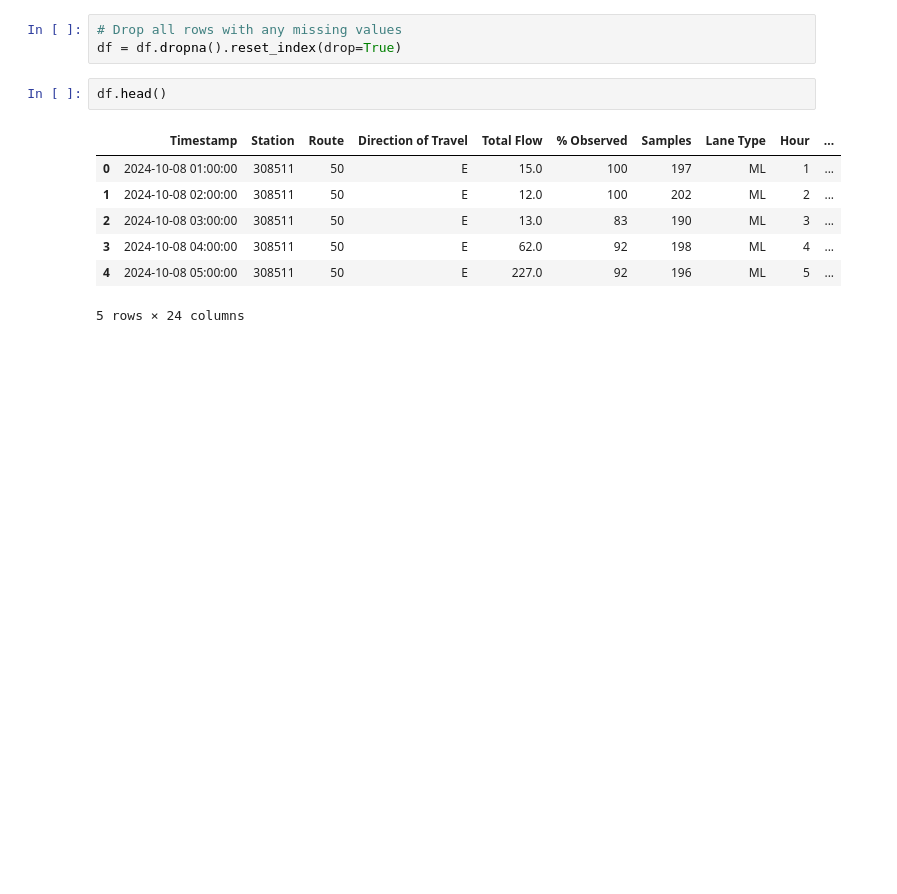
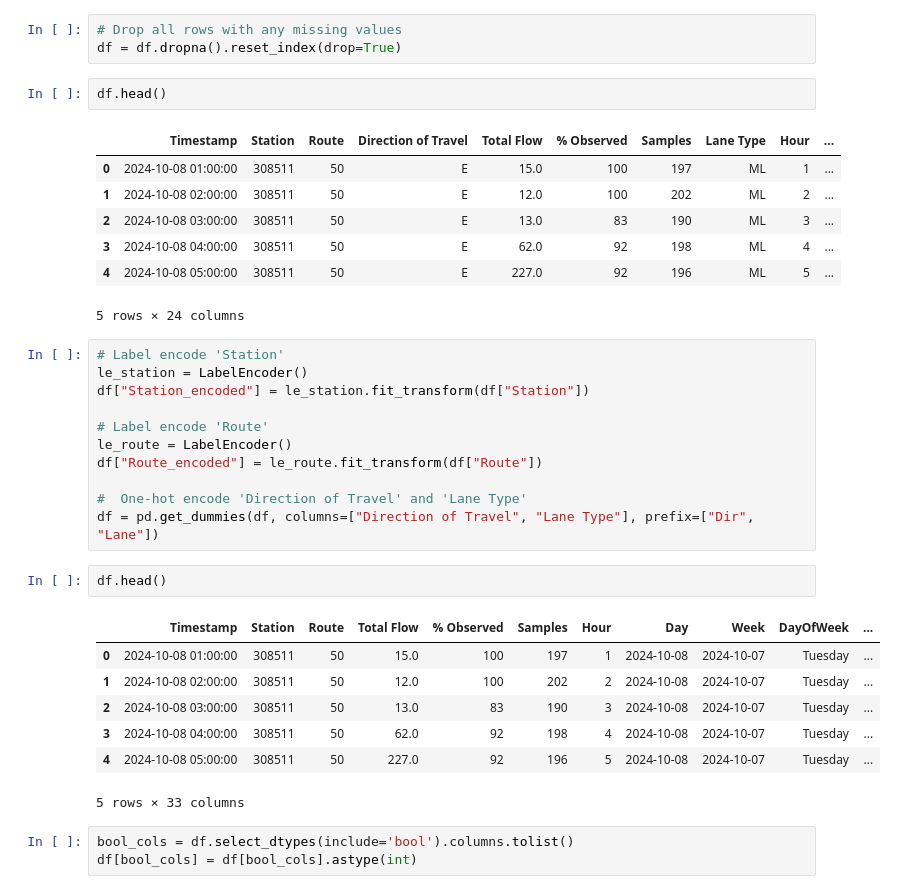
Before and after one commit to RichelCode/EV-Charging-Analysis, a Jupyter notebook: Final 3 months Analysis.ipynb, the cells around one changed output. Cells and saved outputs as stored; diff of their text form; blank space fills up the shorter version.

```diff
--- a/Final 3 months Analysis.ipynb
+++ b/Final 3 months Analysis.ipynb
@@ -555,3 +556,27 @@ df.head()
 | 3 | 2024-10-08 04:00:00 | 308511 | 50 | E | 62.0 | 92 | 198 | ML | 4 | ... |
 | 4 | 2024-10-08 05:00:00 | 308511 | 50 | E | 227.0 | 92 | 196 | ML | 5 | ... |
 5 rows × 24 columns
+# %%
+# Label encode 'Station'
+le_station = LabelEncoder()
+df["Station_encoded"] = le_station.fit_transform(df["Station"])
+
+# Label encode 'Route'
+le_route = LabelEncoder()
+df["Route_encoded"] = le_route.fit_transform(df["Route"])
+
+#  One-hot encode 'Direction of Travel' and 'Lane Type'
+df = pd.get_dummies(df, columns=["Direction of Travel", "Lane Type"], prefix=["Dir", "Lane"])
+# %%
+df.head()
+# %% [output]
+|  | Timestamp | Station | Route | Total Flow | % Observed | Samples | Hour | Day | Week | DayOfWeek | ... |
+| 0 | 2024-10-08 01:00:00 | 308511 | 50 | 15.0 | 100 | 197 | 1 | 2024-10-08 | 2024-10-07 | Tuesday | ... |
+| 1 | 2024-10-08 02:00:00 | 308511 | 50 | 12.0 | 100 | 202 | 2 | 2024-10-08 | 2024-10-07 | Tuesday | ... |
+| 2 | 2024-10-08 03:00:00 | 308511 | 50 | 13.0 | 83 | 190 | 3 | 2024-10-08 | 2024-10-07 | Tuesday | ... |
+| 3 | 2024-10-08 04:00:00 | 308511 | 50 | 62.0 | 92 | 198 | 4 | 2024-10-08 | 2024-10-07 | Tuesday | ... |
+| 4 | 2024-10-08 05:00:00 | 308511 | 50 | 227.0 | 92 | 196 | 5 | 2024-10-08 | 2024-10-07 | Tuesday | ... |
+5 rows × 33 columns
+# %%
+bool_cols = df.select_dtypes(include='bool').columns.tolist()
+df[bool_cols] = df[bool_cols].astype(int)
```
Also changed, not shown: parts of 8 cells of this notebook.
